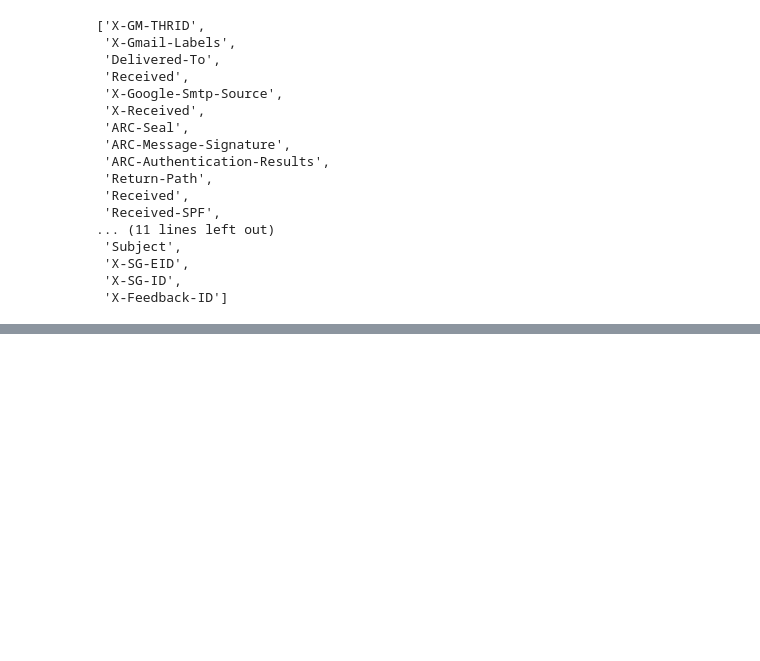
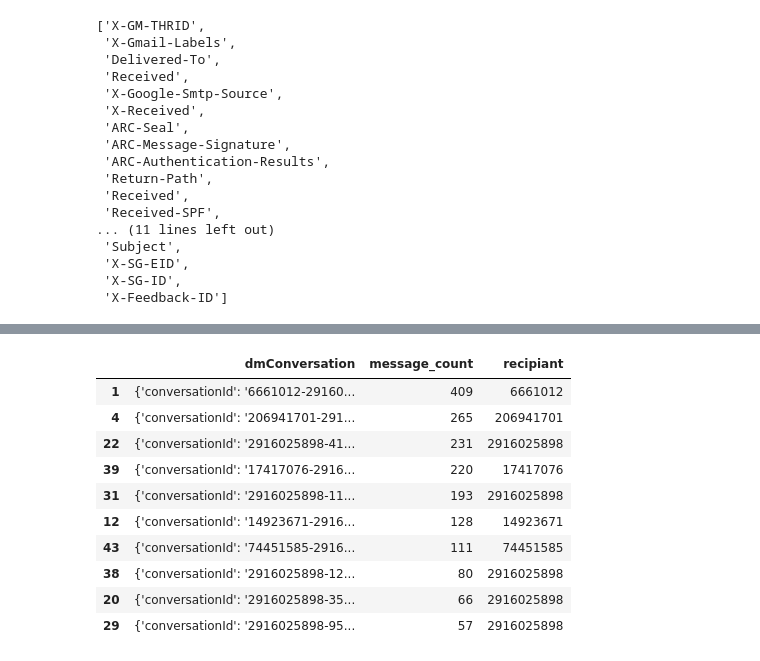
Before and after one commit to Tyler-Owen-Morris/capstone1, a Jupyter notebook: Facebook_EDA.ipynb, the cells around one changed output, grey strips where cells are left out. Drawn from its saved outputs; the diff is of its cells as text; code cells hidden in the pictures; blank space fills up the shorter version.

```diff
--- a/Facebook_EDA.ipynb
+++ b/Facebook_EDA.ipynb
@@ -330,0 +508,5 @@ print(emails_from[:20])
+# %%
+dms_df = pd.read_json('data/twitter/data/direct-messages.json')
+dms_df['message_count'] = dms_df['dmConversation'].map(lambda x : len(x['messages']))
+dms_df['recipiant'] = dms_df['dmConversation'].map(lambda x : x['conversationId'].split('-')[0])
+dms_df.head()
@@ -330,0 +520,15 @@ print(emails_from[:20])
+# %%
+most_dms_df = dms_df.sort_values('message_count', ascending=False)
+most_dms_df.head(10)
+# %% [output]
+|  | dmConversation | message_count | recipiant |
+| 1 | {'conversationId': '6661012-29160... | 409 | 6661012 |
+| 4 | {'conversationId': '206941701-291... | 265 | 206941701 |
+| 22 | {'conversationId': '2916025898-41... | 231 | 2916025898 |
+| 39 | {'conversationId': '17417076-2916... | 220 | 17417076 |
+| 31 | {'conversationId': '2916025898-11... | 193 | 2916025898 |
+| 12 | {'conversationId': '14923671-2916... | 128 | 14923671 |
+| 43 | {'conversationId': '74451585-2916... | 111 | 74451585 |
+| 38 | {'conversationId': '2916025898-12... | 80 | 2916025898 |
+| 20 | {'conversationId': '2916025898-35... | 66 | 2916025898 |
+| 29 | {'conversationId': '2916025898-95... | 57 | 2916025898 |
```
Also changed, not shown: parts of 14 cells of this notebook.
